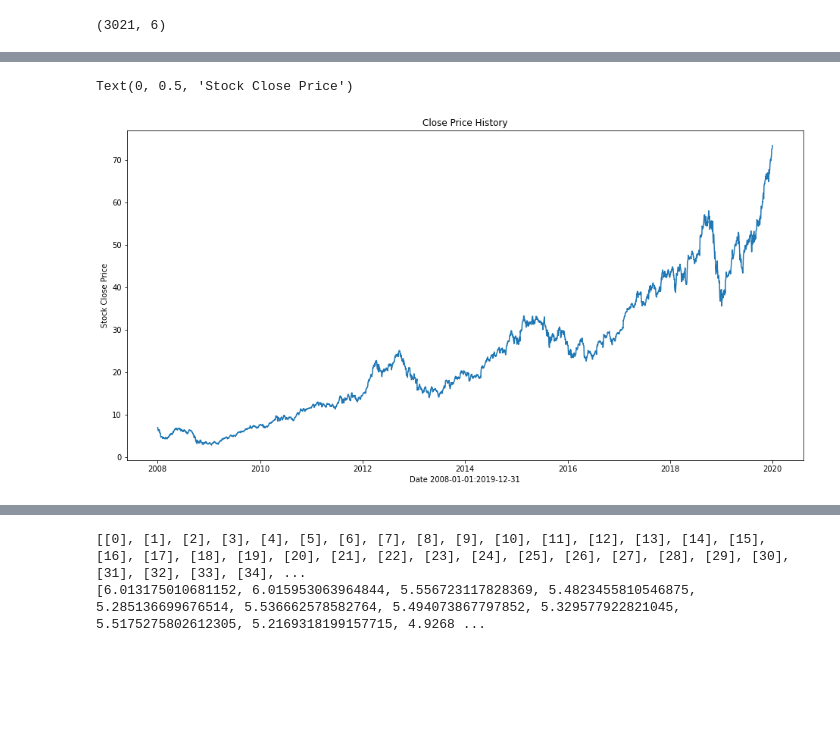
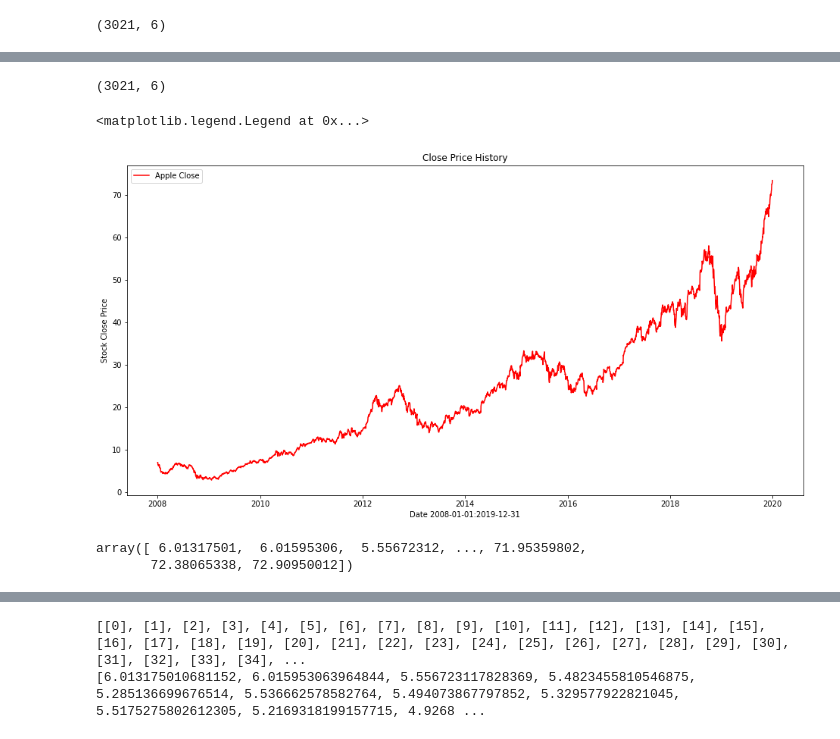
Before and after one commit to zlibutmatthew/Stock-Prediction-SVM, a Jupyter notebook: SVM_Stock_Prediction.ipynb, the cells around one changed output, grey strips where cells are left out. Saved outputs shown, nothing was run; the diff lists cells and outputs as text; code cells hidden in the pictures; blank space fills up the shorter version.

```diff
--- a/SVM_Stock_Prediction.ipynb
+++ b/SVM_Stock_Prediction.ipynb
@@ -33,10 +74,24 @@ df.shape
+# %%
+df_dow.shape
+# %% [output]
+(3021, 6)
 # %%
 #Visualize the closing prince of the Apple stock.
 plt.figure(figsize=(16,8))
 plt.title('Close Price History')
-plt.plot(df['Close'])
+plt.plot(df['Close'], 'r', label='Apple Close')
+# plt.plot(df_nas['Close'], 'b', label='NASDAQ Close')
+# plt.plot(df_dow['Close'], 'g', label='Dow Close')
 plt.xlabel('Date 2008-01-01:2019-12-31')
 plt.ylabel('Stock Close Price')
+plt.legend()
 # %% [output]
-Text(0, 0.5, 'Stock Close Price')
+<matplotlib.legend.Legend at 0x...>
-[figure, old version]
+[figure, new version]
+# %%
+dep_df= df['Adj Close']
+dep_df = dep_df.values
+dep_df
+# %% [output]
+array([ 6.01317501,  6.01595306,  5.55672312, ..., 71.95359802,
+       72.38065338, 72.90950012])
```
Also changed, not shown: parts of 16 cells of this notebook.
